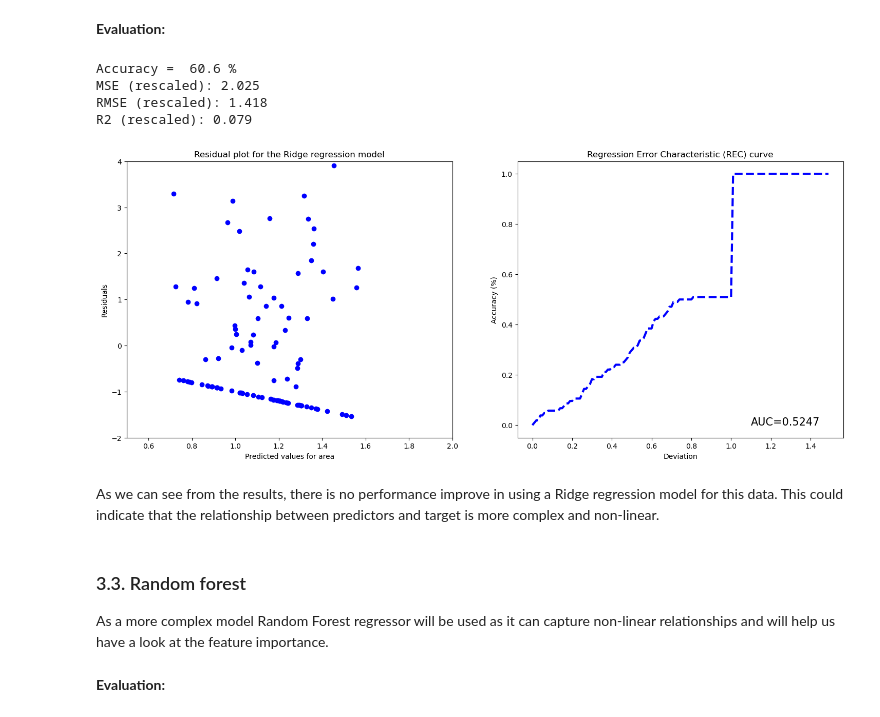
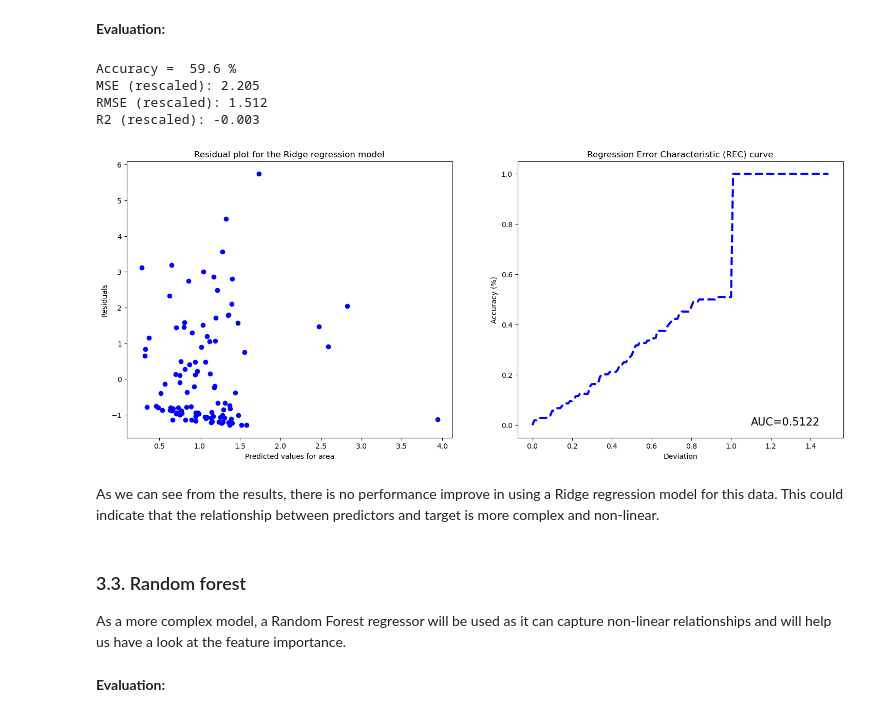
Before and after one commit to laurasck14/MLI2024, a Jupyter notebook: ml_LS.ipynb, the cells around one changed output. Saved outputs shown, nothing was run; the diff lists cells and outputs as text; code cells hidden in the pictures.

Commit message:
major corrections in the data preparation, now seems ok

```diff
--- a/ml_LS.ipynb
+++ b/ml_LS.ipynb
@@ -142,9 +130,9 @@ In order to make the data more suitable for modelling, some transformations need
 The log transformation is commonly used for right-skewed distributions and in this case it was used for the variables 'ISI', 'RH', 'rain' and 'area'. On the other hand, the power transformation was used for the variable 'FFMC' as it is more suitable for left-skewed distributions.
 # %%
-fires['area_log'] = np.log1p(fires['area'])  # it applies log(1+x)
-fires['rh_log'] = np.log1p(fires['RH'])
-fires['rain_log'] = np.log1p(fires['rain'])
-fires['isi_log'] = np.log1p(fires['ISI'])
+fires['area_log'] = np.log1p(fires.area)  # it applies log(1+x)
+fires['rh_log'] = np.log1p(fires.RH)
+fires['rain_log'] = np.log1p(fires.rain)
+fires['isi_log'] = np.log1p(fires.ISI)
 
 fires['ffmc_power'] = fires.FFMC ** 12 # power transformation
 # %%
@@ -156,3 +144,3 @@ plt.show()
 # %%
 fires_area = fires.area #save original area values
-fires.drop(columns=['ISI','RH','rain','area','FFMC']) #keep the transformed values for the downstream analysis
+fires = fires.drop(['ISI','RH','rain','area','FFMC'], axis=1) #keep the transformed values for the downstream analysis
@@ -181,19 +170,23 @@ from sklearn.model_selection import train_test_split
 # Initialize the MinMaxScaler for the X and y
 scaler_x = MinMaxScaler()
 scaler_y = MinMaxScaler()
+num_var = ['DMC', 'DC', 'temp', 'wind', 'rh_log', 'rain_log', 'isi_log', 'ffmc_power'] # X and Y not included as they represent coordinates.
 
-# Split the dataset from the original values
+# Split the dataset
 X = fires.loc[:, fires.columns != 'area_log']
 y = fires.loc[:,'area_log']
 X_train, X_test, y_train, y_test = train_test_split(X, y, test_size=.2, random_state=42)
 
-# Scaling the training data
-X_train_scaled = pd.DataFrame(scaler_x.fit_transform(X_train), columns=X_train.columns)
-y_train_scaled = scaler_y.fit_transform(y_train.values.reshape(-1,1))
+X_train_scaled = X_train.copy() # to apply min/max only in the numerical varaibles
+X_test_scaled = X_test.copy()
 
-# Scaling the test data
-X_test_scaled = pd.DataFrame(scaler_x.fit_transform(X_test), columns=X_test.columns)
-y_test_scaled = scaler_y.fit_transform(y_test.values.reshape(-1,1))
+# Fitting and transforming the numerical variables of training data
+X_train_scaled[num_var] = scaler_x.fit_transform(X_train[num_var])
+y_train_scaled = scaler_y.fit_transform(y_train.values.reshape(-1,1)) # reshape because MinMaxScaler expects 2D array
+
+# Only transforming the numerical variables from test data!!
+X_test_scaled[num_var] = scaler_x.transform(X_test[num_var])
+y_test_scaled = scaler_y.transform(y_test.values.reshape(-1,1))
 # %% [markdown]
 ### 2.3. Check for correlations
 
@@ -358,35 +351,35 @@ print(f'MSE (rescaled): {mse_kridge:.3f}')
 print(f'RMSE (rescaled): {rmse_kridge:.3f}')
 print(f'R2 (rescaled): {r2_kridge:.3f}')
 # %% [output]
-Accuracy =  60.6 %
-MSE (rescaled): 2.025
-RMSE (rescaled): 1.418
-R2 (rescaled): 0.079
+Accuracy =  59.6 %
+MSE (rescaled): 2.205
+RMSE (rescaled): 1.512
+R2 (rescaled): -0.003
 # %%
 plt.figure(figsize=(18, 7))
 plt.subplot(1, 2, 1)
 plt.scatter(y_pred_rescale, residuals_kridge, color='blue')
-plt.ylim([-2, 4])
-plt.xlim([0.5, 2])
+# plt.ylim([-2, 4])
+# plt.xlim([0.5, 2])
 plt.title('Residual plot for the Ridge regression model')
 plt.xlabel('Predicted values for area')
 plt.ylabel('Residuals')
 
 plt.subplot(1, 2, 2)
 plt.plot(deviation, accuracy, '--b', lw=3)
 plt.title('Regression Error Characteristic (REC) curve')
 plt.xlabel('Deviation')
 plt.ylabel('Accuracy (%)')
 plt.text(1.1, 0, "AUC=%0.4f" %AUC, fontsize=15 )
 plt.show()
 # %% [output]
-[figure, old version]
+[figure, new version]
 # %% [markdown]
 As we can see from the results, there is no performance improve in using a Ridge regression model for this data. This could indicate that the relationship between predictors and target is more complex and non-linear.
 # %% [markdown]
 ### 3.3. Random forest
 
-As a more complex model Random Forest regressor will be used as it can capture non-linear relationships and will help us have a look at the feature importance.<br>
+As a more complex model, a Random Forest regressor will be used as it can capture non-linear relationships and will help us have a look at the feature importance.<br>
 # %%
 from sklearn.ensemble import RandomForestRegressor
 # %%
```
Also changed, not shown: parts of 15 cells of this notebook.
